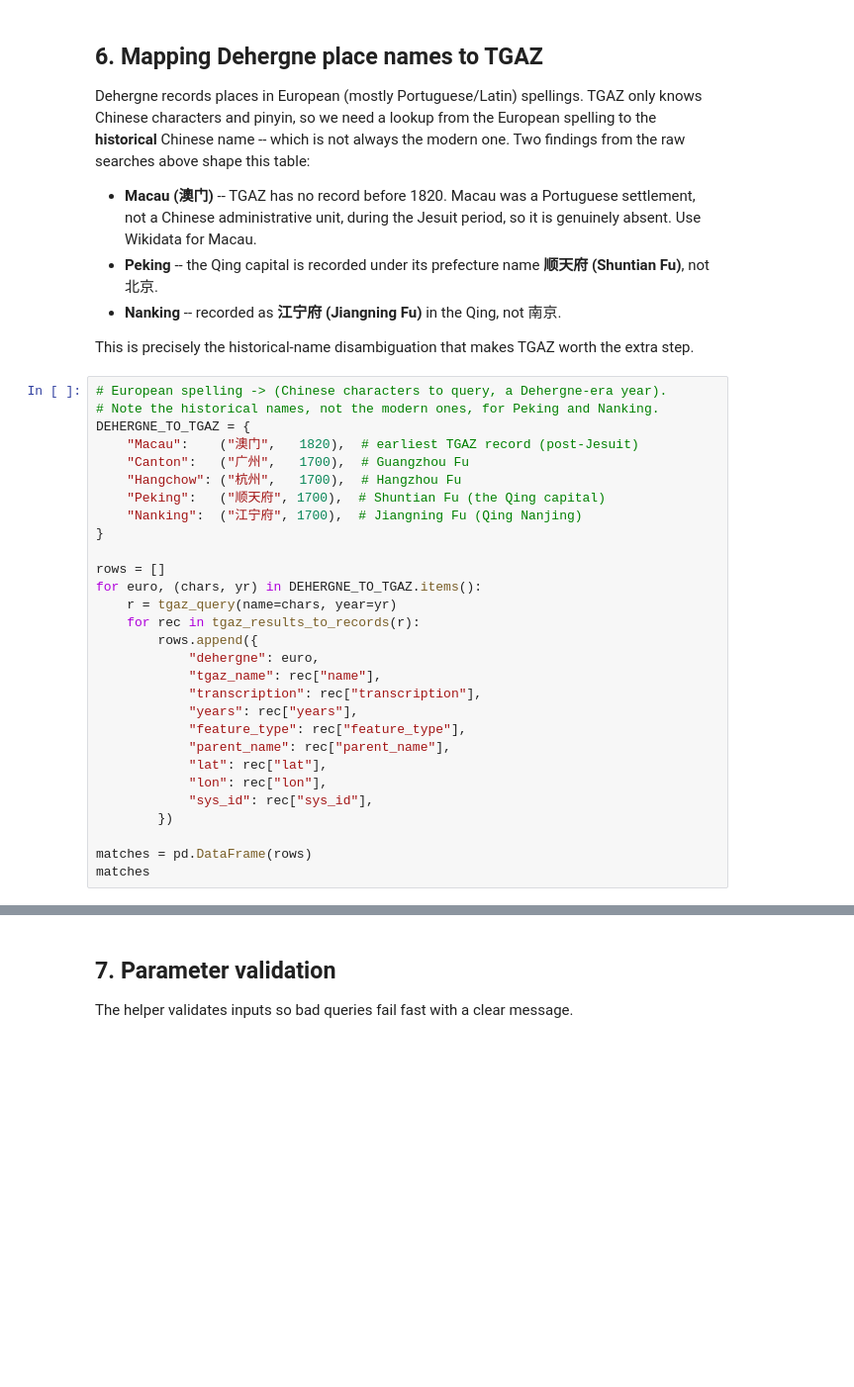
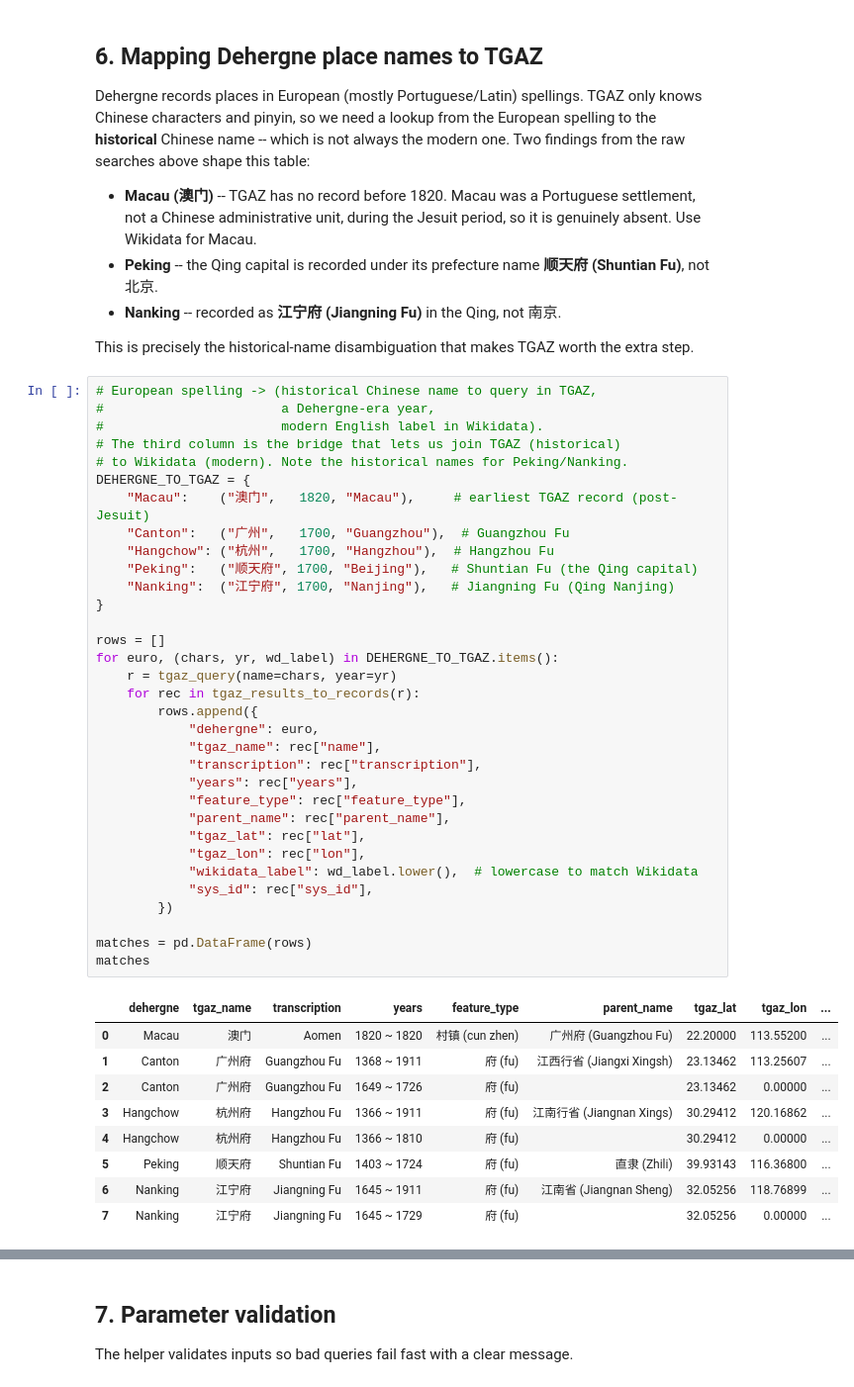
Before and after one commit to joaquimrcarvalho/dehergne-locations, a Jupyter notebook: notebooks/chgis-tgaz.ipynb, the cells around one changed output, grey strips where cells are left out. Shown at 99% size. Cells and saved outputs as stored; diff of their text form; blank space fills up the shorter version.

```diff
--- a/notebooks/chgis-tgaz.ipynb
+++ b/notebooks/chgis-tgaz.ipynb
@@ -136,31 +195,45 @@ this table:
 This is precisely the historical-name disambiguation that makes TGAZ
 worth the extra step.
 # %%
-# European spelling -> (Chinese characters to query, a Dehergne-era year).
-# Note the historical names, not the modern ones, for Peking and Nanking.
+# European spelling -> (historical Chinese name to query in TGAZ,
+#                       a Dehergne-era year,
+#                       modern English label in Wikidata).
+# The third column is the bridge that lets us join TGAZ (historical)
+# to Wikidata (modern). Note the historical names for Peking/Nanking.
 DEHERGNE_TO_TGAZ = {
-    "Macau":    ("澳门",   1820),  # earliest TGAZ record (post-Jesuit)
-    "Canton":   ("广州",   1700),  # Guangzhou Fu
-    "Hangchow": ("杭州",   1700),  # Hangzhou Fu
-    "Peking":   ("顺天府", 1700),  # Shuntian Fu (the Qing capital)
-    "Nanking":  ("江宁府", 1700),  # Jiangning Fu (Qing Nanjing)
+    "Macau":    ("澳门",   1820, "Macau"),     # earliest TGAZ record (post-Jesuit)
+    "Canton":   ("广州",   1700, "Guangzhou"),  # Guangzhou Fu
+    "Hangchow": ("杭州",   1700, "Hangzhou"),  # Hangzhou Fu
+    "Peking":   ("顺天府", 1700, "Beijing"),   # Shuntian Fu (the Qing capital)
+    "Nanking":  ("江宁府", 1700, "Nanjing"),   # Jiangning Fu (Qing Nanjing)
 }
 
 rows = []
-for euro, (chars, yr) in DEHERGNE_TO_TGAZ.items():
+for euro, (chars, yr, wd_label) in DEHERGNE_TO_TGAZ.items():
     r = tgaz_query(name=chars, year=yr)
     for rec in tgaz_results_to_records(r):
         rows.append({
             "dehergne": euro,
             "tgaz_name": rec["name"],
             "transcription": rec["transcription"],
             "years": rec["years"],
             "feature_type": rec["feature_type"],
             "parent_name": rec["parent_name"],
-            "lat": rec["lat"],
-            "lon": rec["lon"],
+            "tgaz_lat": rec["lat"],
+            "tgaz_lon": rec["lon"],
+            "wikidata_label": wd_label.lower(),  # lowercase to match Wikidata
             "sys_id": rec["sys_id"],
         })
 
 matches = pd.DataFrame(rows)
 matches
+# %% [output]
+|  | dehergne | tgaz_name | transcription | years | feature_type | parent_name | tgaz_lat | tgaz_lon | ... |
+| 0 | Macau | 澳门 | Aomen | 1820 ~ 1820 | 村镇 (cun zhen) | 广州府 (Guangzhou Fu) | 22.20000 | 113.55200 | ... |
+| 1 | Canton | 广州府 | Guangzhou Fu | 1368 ~ 1911 | 府 (fu) | 江西行省 (Jiangxi Xingsh) | 23.13462 | 113.25607 | ... |
+| 2 | Canton | 广州府 | Guangzhou Fu | 1649 ~ 1726 | 府 (fu) |  | 23.13462 | 0.00000 | ... |
+| 3 | Hangchow | 杭州府 | Hangzhou Fu | 1366 ~ 1911 | 府 (fu) | 江南行省 (Jiangnan Xings) | 30.29412 | 120.16862 | ... |
+| 4 | Hangchow | 杭州府 | Hangzhou Fu | 1366 ~ 1810 | 府 (fu) |  | 30.29412 | 0.00000 | ... |
+| 5 | Peking | 顺天府 | Shuntian Fu | 1403 ~ 1724 | 府 (fu) | 直隶 (Zhili) | 39.93143 | 116.36800 | ... |
+| 6 | Nanking | 江宁府 | Jiangning Fu | 1645 ~ 1911 | 府 (fu) | 江南省 (Jiangnan Sheng) | 32.05256 | 118.76899 | ... |
+| 7 | Nanking | 江宁府 | Jiangning Fu | 1645 ~ 1729 | 府 (fu) |  | 32.05256 | 0.00000 | ... |
```
Also changed, not shown: parts of 15 cells of this notebook.
